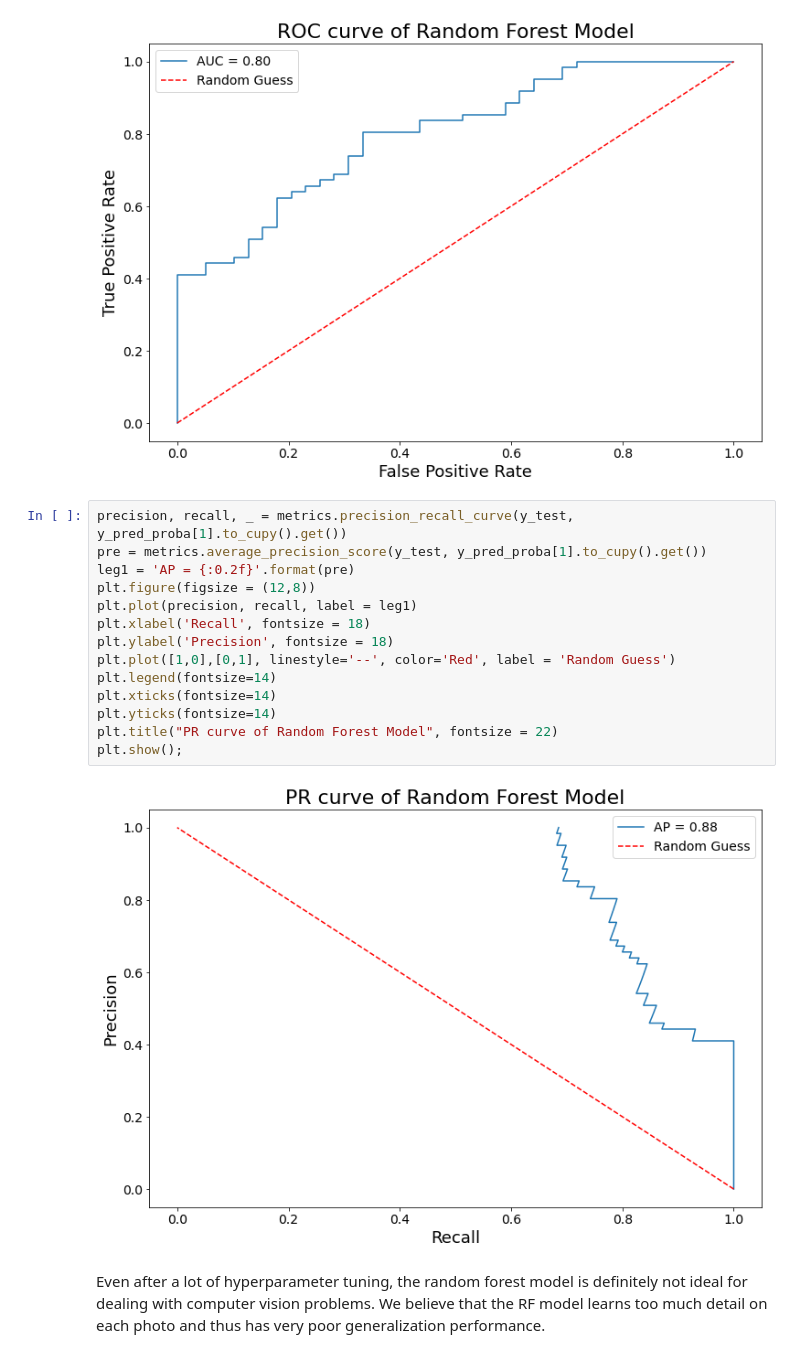
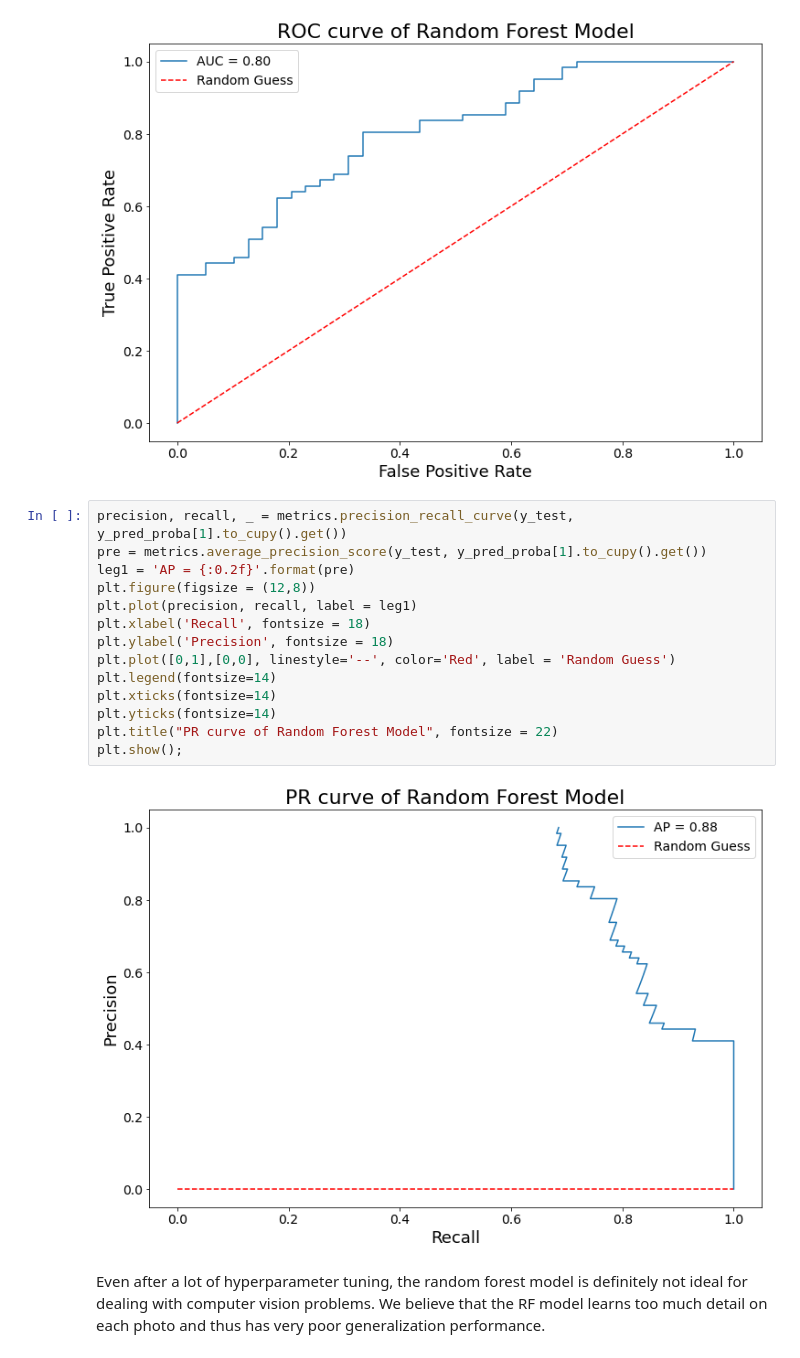
Before and after one commit to MIDS-at-Duke/team8_ML, a Jupyter notebook: 10_code/01_randomforest_model.ipynb, the cells around one changed output. Saved outputs shown, nothing was run; the diff lists cells and outputs as text.

Commit message:
Fixed PR Curve

```diff
--- a/10_code/01_randomforest_model.ipynb
+++ b/10_code/01_randomforest_model.ipynb
@@ -405,19 +405,19 @@ plt.show();
 # %%
 precision, recall, _ = metrics.precision_recall_curve(y_test, y_pred_proba[1].to_cupy().get())
 pre = metrics.average_precision_score(y_test, y_pred_proba[1].to_cupy().get())
 leg1 = 'AP = {:0.2f}'.format(pre)
 plt.figure(figsize = (12,8))
 plt.plot(precision, recall, label = leg1)
 plt.xlabel('Recall', fontsize = 18)
 plt.ylabel('Precision', fontsize = 18)
-plt.plot([1,0],[0,1], linestyle='--', color='Red', label = 'Random Guess')
+plt.plot([0,1],[0,0], linestyle='--', color='Red', label = 'Random Guess')
 plt.legend(fontsize=14)
 plt.xticks(fontsize=14)
 plt.yticks(fontsize=14)
 plt.title("PR curve of Random Forest Model", fontsize = 22)
 plt.show();
 # %% [output]
-[figure, old version]
+[figure, new version]
 # %% [markdown]
 Even after a lot of hyperparameter tuning, the random forest model is definitely not ideal for dealing with computer vision problems. We believe that the RF model learns too much detail on each photo and thus has very poor generalization performance.
 # %% [markdown]
```
Also changed, not shown: 1 other file.
